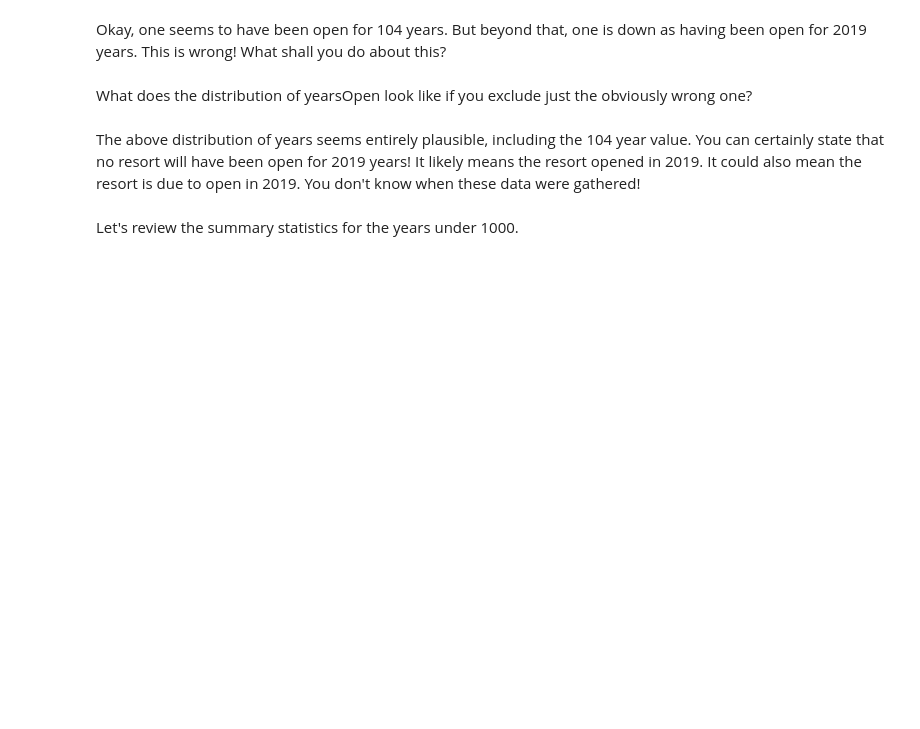
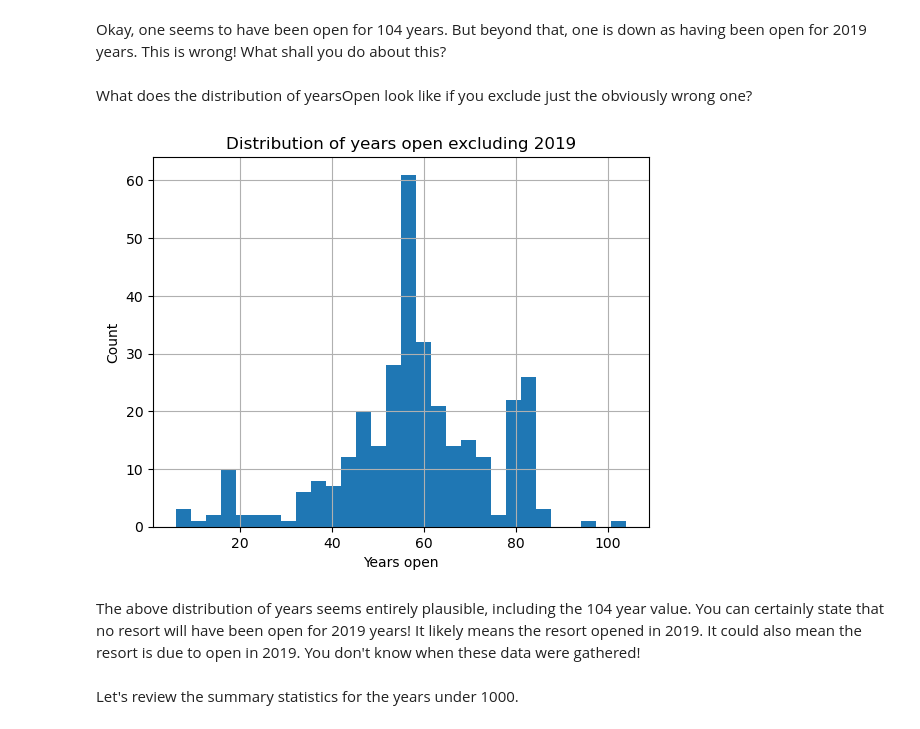
Before and after one commit to spduarte/DataScienceGuidedCapstone, a Jupyter notebook: Notebooks/02_data_wrangling.ipynb, the cells around one changed output. Drawn from its saved outputs; the diff is of its cells as text; code cells hidden in the pictures; blank space fills up the shorter version.

```diff
--- a/Notebooks/02_data_wrangling.ipynb
+++ b/Notebooks/02_data_wrangling.ipynb
@@ -639,7 +639,7 @@ Drop the fastEight column in its entirety; half the values are missing and all b
 # %%
 #Code task 24#
 #Drop the 'fastEight' column from ski_data. Use inplace=True
-ski_data.drop(columns=___, inplace=___)
+ski_data.drop(columns='fastEight', inplace=True)
 # %% [markdown]
 What about yearsOpen? How many resorts have purportedly been open for more than 100 years?
 # %%
@@ -653,11 +661,19 @@ What does the distribution of yearsOpen look like if you exclude just the obviou
 # %%
 #Code task 26#
 #Call the hist method on 'yearsOpen' after filtering for values under 1000
 #Pass the argument bins=30 to hist(), but feel free to explore other values
-ski_data.___[ski_data.___ < ___].hist(___)
+#ski_data.___[ski_data.___ < ___].hist(___)
+#ski_data[ski_data['yearsOpen' ] < 1000].hist(bins=30)
+#ski_data.loc[ski_data.yearsOpen < 1000].hist(bins=30)
+# intvar=ski_data[ski_data['yearsOpen' ] < 1000]
+# intvar.yearsOpen.hist(bins=30)
+ski_data.yearsOpen[ski_data.yearsOpen < 1000].hist(bins=30)
+
 plt.xlabel('Years open')
 plt.ylabel('Count')
 plt.title('Distribution of years open excluding 2019');
+# %% [output]
+[figure, added]
 # %% [markdown]
 The above distribution of years seems entirely plausible, including the 104 year value. You can certainly state that no resort will have been open for 2019 years! It likely means the resort opened in 2019. It could also mean the resort is due to open in 2019. You don't know when these data were gathered!
 # %% [markdown]
```
Also changed, not shown: parts of 30 cells of this notebook, 2 other files.
